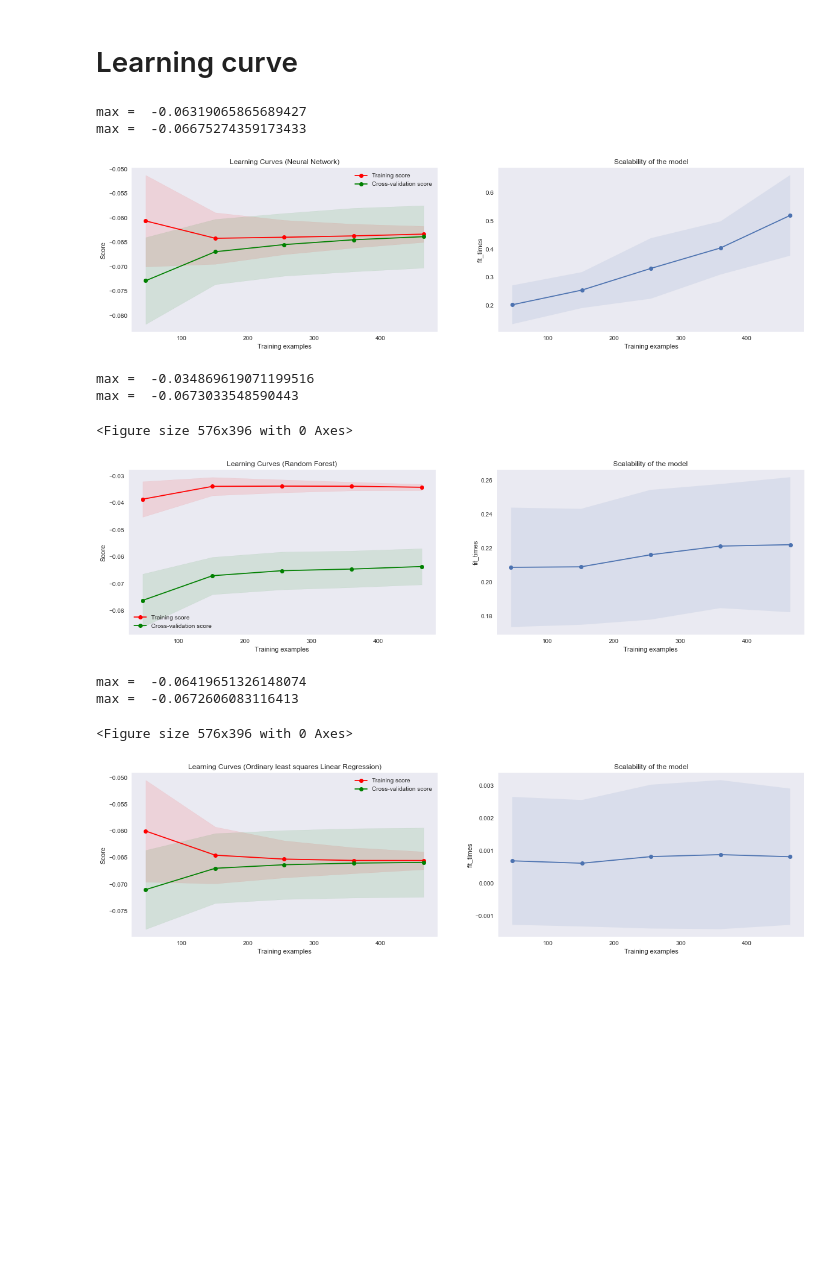
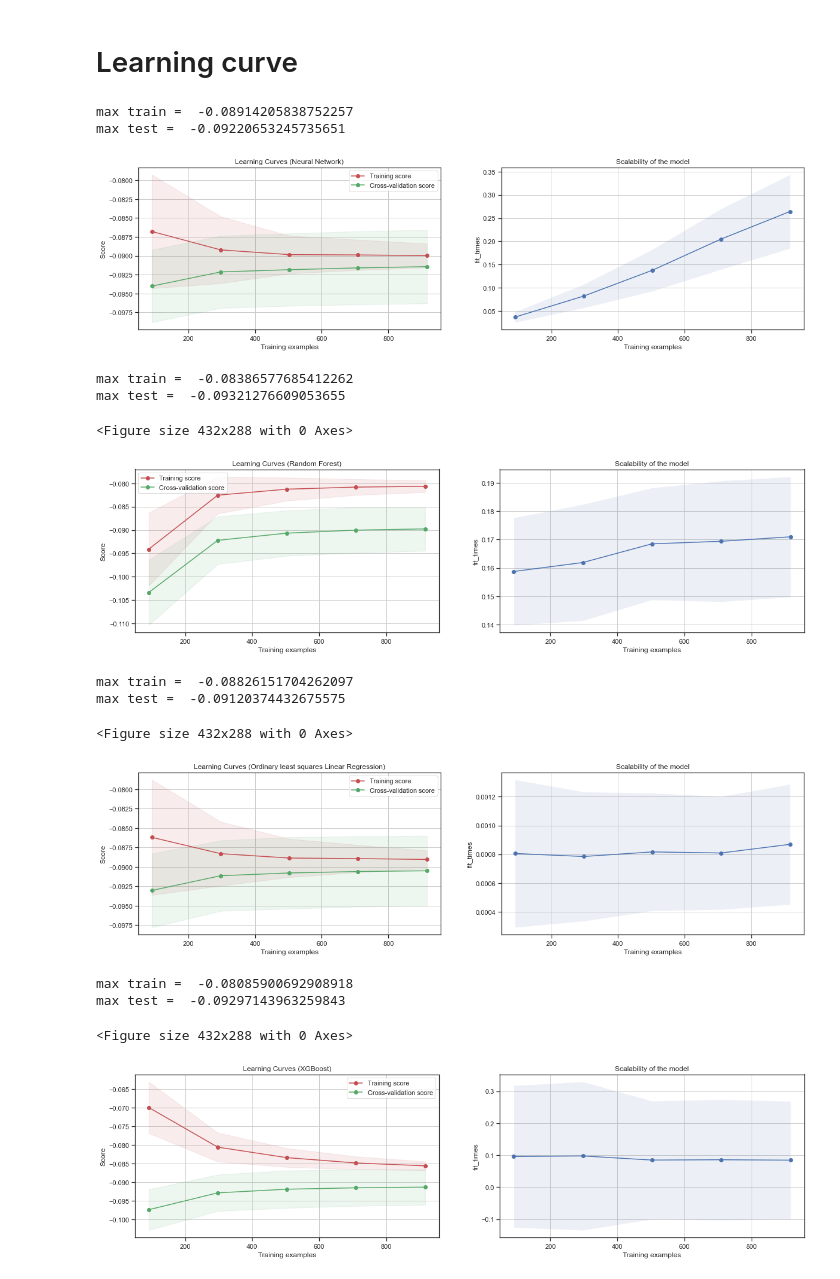
Before and after one commit to sechava4/monitoreogrid, a Jupyter notebook: app/Develops/Consumption_estimation_Journal/Model_generation_notebook.ipynb, the cells around one changed output. Drawn from its saved outputs; the diff is of its cells as text; code cells hidden in the pictures; blank space fills up the shorter version.

```diff
--- a/app/Develops/Consumption_estimation_Journal/Model_generation_notebook.ipynb
+++ b/app/Develops/Consumption_estimation_Journal/Model_generation_notebook.ipynb
@@ -255,11 +256,11 @@ def gen_trace(df):
         nan = (row['name'] != row['name'])
 
         # Si recorre mas de 300 metros - cambiele el id del segmento actual de aux a definitivo para que se tenga en cuenta
-        if suma >=800:
+        if suma >=500:   # 800
             trace_array = np.where(trace_array == aux_trace_id, trace_id, trace_array)
 
         # Si cambia de vía - empiece un nuevo tramo se escoge 1200 para ver cambios en consumo
-        if suma >=1000 or (old_name != row['name'] and not nan) or row['operative_state'] == 3:  # pendiente
+        if suma >=500 or (old_name != row['name'] and not nan) or row['operative_state'] == 3:  # pendiente   #1000
         #if suma >=1100: # or (old_name != row['name'] and not nan):  # pendiente
             suma = 0
             trace_id += 1
@@ -282,7 +283,7 @@ mixed_operation_trace = gen_trace(mixed_operation)
 # %%
 # Para correr todo con un df diferente
-FVQ731_trace = gen_trace(FVQ731)
-mixed_operation_trace = FVQ731_trace
+# FVQ731_trace = gen_trace(FVQ731)
+# mixed_operation_trace = FVQ731_trace
 # %% [output]
 [  -1.   -2.   -2. ... -535. -535. -535.]
 # %% [markdown]
@@ -572,7 +573,8 @@ features = features[features['std_acc'] != 0]
 # Se eliminan los datos que tengan error de medición en la potencia
 features = features[features['max_power'] != 0]
 
-#features = features[features['vehicle_id'] != 'FRV020']
+#Solamente Zoe
+features = features[features['vehicle_id'] != 'FRV020']
 
 print(len(features))
 features = features[(features['consumption_per_km'] > -4) | (features['consumption_per_km'] < 1) ].dropna()
@@ -580,11 +582,11 @@ print(len(features))
 
 le = LabelEncoder()
 features['highway_enc'] = le.fit_transform(features['highway'])
-features['slope_cat'] = pd.cut(features["slope"], np.arange(-10,10.1,5) )
+features['slope_cat'] = pd.cut(features["slope"], np.arange(-10,10.1,2.5) )
 features['slope_cat'] = features['slope_cat'].astype('string')
 
 # Wh/km
-features['consumption_per_km'] = features['consumption_per_km']*1000
+features['consumption_per_km'] = features['consumption_per_km']
 
 print('equal to 0 =',len(features[features['consumption'] == 0]))
 print('different from 0 =', len(features[features['consumption'] != 0]))
@@ -1742,8 +1746,8 @@ def plot_learning_curve(estimator, title, X, y, axes=None, ylim=None, cv=None,
                        train_sizes=train_sizes,
                        return_times=True, scoring='neg_root_mean_squared_error')
     train_scores_mean = np.mean(train_scores, axis=1)
-    print('max = ', np.mean(train_scores))
-    print('max = ', np.mean(test_scores))
+    print('max train = ', np.mean(train_scores))
+    print('max test = ', np.mean(test_scores))
     train_scores_std = np.std(train_scores, axis=1)
     test_scores_mean = np.mean(test_scores, axis=1)
     test_scores_std = np.std(test_scores, axis=1)
@@ -1791,45 +1795,64 @@ title = "Learning Curves (Neural Network)"
 # score curves, each time with 20% data randomly selected as a validation set.
 cv = ShuffleSplit(n_splits=100, test_size=0.2, random_state=0)
 
-estimator = MLPRegressor(random_state=1, activation='logistic', alpha=0.001, hidden_layer_sizes= (150,30),
-                         max_iter=10500, solver='lbfgs')
+estimator = MLPRegressor(random_state=1, activation='logistic', alpha=0,
+                         hidden_layer_sizes= (100), max_iter=70500, solver='lbfgs')
 plot_learning_curve(estimator, title, X, y, # ylim=(0.7, 1.01),
                     cv=cv, n_jobs=-1)
 plt.show()
 
 plt.figure()
 title = "Learning Curves (Random Forest)"
 # Cross validation with 100 iterations to get smoother mean test and train
 # score curves, each time with 20% data randomly selected as a validation set.
 cv = ShuffleSplit(n_splits=100, test_size=0.2, random_state=0)
 
-estimator = RandomForestRegressor(n_estimators=60, max_depth=10,
-                                   min_samples_leaf=2,max_features='auto' , criterion='mse', n_jobs=-1)
+estimator = RandomForestRegressor(n_estimators = 53, max_features='auto', max_samples = 0.1,
+                                  max_depth=8, criterion = 'mse', random_state = 0, n_jobs=-1)
 plot_learning_curve(estimator, title, X, y, # ylim=(0.7, 1.01),
                     cv=cv, n_jobs=-1)
 
 plt.show()
 
 plt.figure()
 title = "Learning Curves (Ordinary least squares Linear Regression)"
 # Cross validation with 100 iterations to get smoother mean test and train
 # score curves, each time with 20% data randomly selected as a validation set.
 cv = ShuffleSplit(n_splits=100, test_size=0.2, random_state=0)
 
 estimator = linear_model.LinearRegression(n_jobs=-1)
 plot_learning_curve(estimator, title, X, y,  # ylim=(0.7, 1.01),
                     cv=cv, n_jobs=-1)
 
 plt.show()
+
+
+plt.figure()
+title = "Learning Curves (XGBoost)"
+# Cross validation with 100 iterations to get smoother mean test and train
+# score curves, each time with 20% data randomly selected as a validation set.
+cv = ShuffleSplit(n_splits=100, test_size=0.2, random_state=0)
+
+estimator = xgb.XGBRegressor(objective ='reg:squarederror', colsample_bytree = 0.8, learning_rate = 0.15,
+                             max_depth = 2, n_estimators = 18)
+
+plot_learning_curve(estimator, title, X, y, # ylim=(0.7, 1.01),
+                    cv=cv, n_jobs=-1)
+
+plt.show()
 # %% [output]
-max =  -0.06319065865689427
-max =  -0.06675274359173433
+max train =  -0.08914205838752257
+max test =  -0.09220653245735651
-[figure, old version]
+[figure, new version]
-max =  -0.034869619071199516
-max =  -0.0673033548590443
+max train =  -0.08386577685412262
+max test =  -0.09321276609053655
-<Figure size 576x396 with 0 Axes>
+<Figure size 432x288 with 0 Axes>
-[figure, old version]
+[figure, new version]
-max =  -0.06419651326148074
-max =  -0.0672606083116413
+max train =  -0.08826151704262097
+max test =  -0.09120374432675575
-<Figure size 576x396 with 0 Axes>
+<Figure size 432x288 with 0 Axes>
-[figure, old version]
+[figure, new version]
+max train =  -0.08085900692908918
+max test =  -0.09297143963259843
+<Figure size 432x288 with 0 Axes>
+[figure, added]
```
Also changed, not shown: parts of 39 cells of this notebook, 15 other files.
